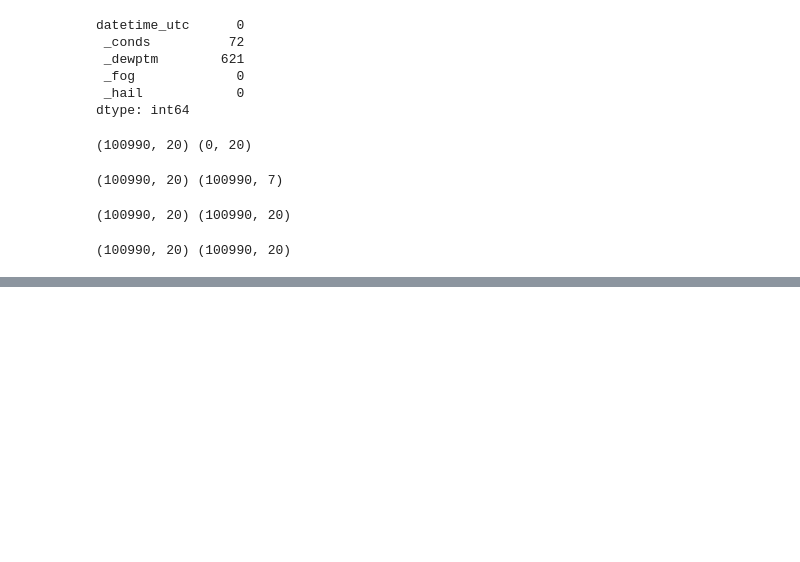
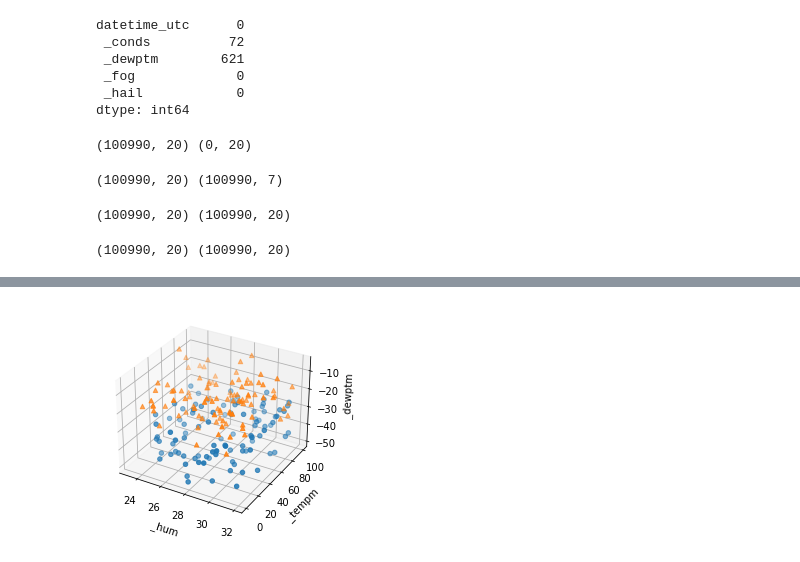
Before and after one commit to sfarn88/UCDPA_SarahFarnon, a Jupyter notebook: UCDPA_SarahFarnon.ipynb, the cells around one changed output, grey strips where cells are left out. Cells and saved outputs as stored; diff of their text form; code cells hidden in the pictures; blank space fills up the shorter version.

```diff
--- a/UCDPA_SarahFarnon.ipynb
+++ b/UCDPA_SarahFarnon.ipynb
@@ -185,0 +299,35 @@ print(testset.shape, drop_duplicates.shape)
+# %%
+import matplotlib.pyplot as plt
+import numpy as np
+
+# Fixing random state for reproducibility
+np.random.seed(19680801)
+
+
+def randrange(n, vmin, vmax):
+    """
+    Helper function to make an array of random numbers having shape (n, )
+    with each number distributed Uniform(vmin, vmax).
+    """
+    return (vmax - vmin)*np.random.rand(n) + vmin
+
+fig = plt.figure()
+ax = fig.add_subplot(projection='3d')
+
+n = 100
+
+# For each set of style and range settings, plot n random points in the box
+# defined by x in [23, 32], y in [0, 100], z in [zlow, zhigh].
+for m, zlow, zhigh in [('o', -50, -25), ('^', -30, -5)]:
+    xs = randrange(n, 23, 32)
+    ys = randrange(n, 0, 100)
+    zs = randrange(n, zlow, zhigh)
+    ax.scatter(xs, ys, zs, marker=m)
+
+ax.set_xlabel(' _hum')
+ax.set_ylabel(' _tempm')
+ax.set_zlabel(' _dewptm')
+
+plt.show()
+# %% [output]
+[figure, added]
```
Also changed, not shown: parts of 19 cells of this notebook.
